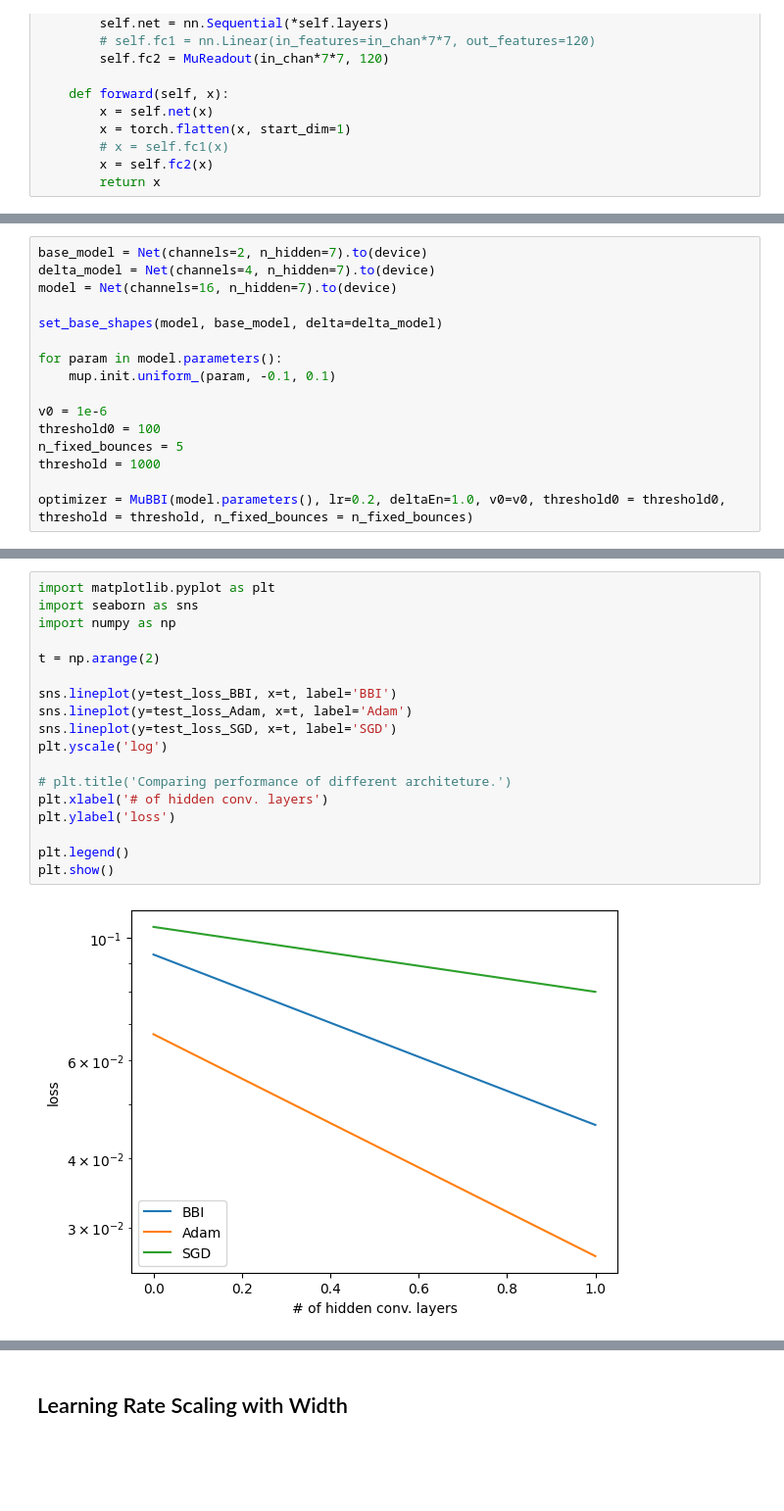
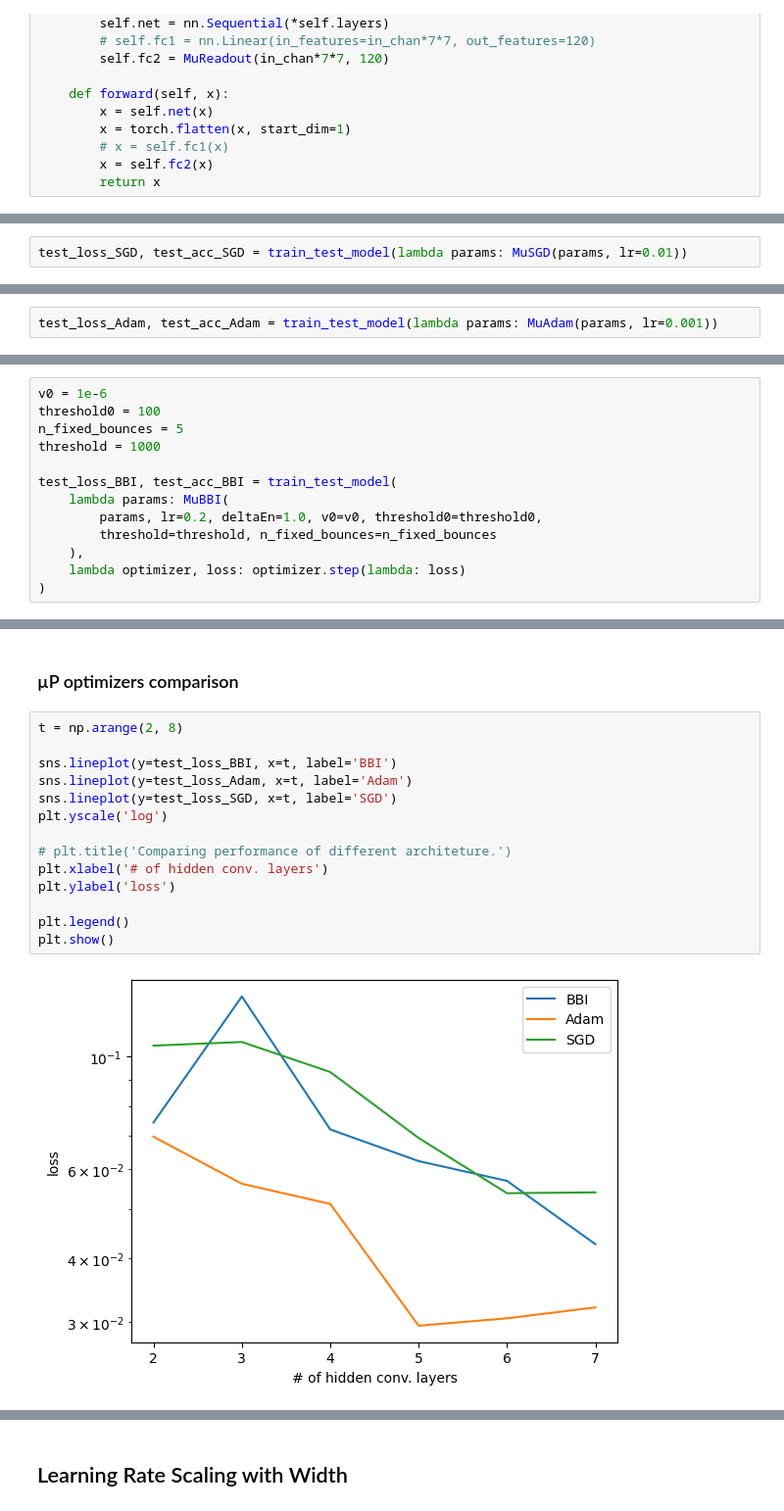
Before and after one commit to dariayakovchuk/Optimization-Mini-Project, a Jupyter notebook: initialization_and_hyperparameters_scaling_experimets.ipynb, the cells around one changed output, grey strips where cells are left out. Shown at 98% size. Saved outputs shown, nothing was run; the diff lists cells and outputs as text; blank space fills up the shorter version.

```diff
--- a/initialization_and_hyperparameters_scaling_experimets.ipynb
+++ b/initialization_and_hyperparameters_scaling_experimets.ipynb
@@ -142,0 +515,2 @@ Run: 8  # of conv. layers: 9
+# %%
+test_loss_SGD, test_acc_SGD = train_test_model(lambda params: MuSGD(params, lr=0.01))
@@ -195,0 +536,2 @@ for k in [2, 7]:
+# %%
+test_loss_Adam, test_acc_Adam = train_test_model(lambda params: MuAdam(params, lr=0.001))
@@ -200,16 +554,0 @@ test_loss_Adam, test
-# %%
-base_model = Net(channels=2, n_hidden=7).to(device)
-delta_model = Net(channels=4, n_hidden=7).to(device)
-model = Net(channels=16, n_hidden=7).to(device)
-
-set_base_shapes(model, base_model, delta=delta_model)
-
-for param in model.parameters():
-    mup.init.uniform_(param, -0.1, 0.1)
-
-v0 = 1e-6
-threshold0 = 100
-n_fixed_bounces = 5
-threshold = 1000
-
-optimizer = MuBBI(model.parameters(), lr=0.2, deltaEn=1.0, v0=v0, threshold0 = threshold0, threshold = threshold, n_fixed_bounces = n_fixed_bounces)
@@ -269,0 +557,13 @@ for k in [2, 7]:
+# %%
+v0 = 1e-6
+threshold0 = 100
+n_fixed_bounces = 5
+threshold = 1000
+
+test_loss_BBI, test_acc_BBI = train_test_model(
+    lambda params: MuBBI(
+        params, lr=0.2, deltaEn=1.0, v0=v0, threshold0=threshold0,
+        threshold=threshold, n_fixed_bounces=n_fixed_bounces
+    ),
+    lambda optimizer, loss: optimizer.step(lambda: loss)
+)
@@ -274,20 +587,18 @@ test_loss_BBI, test
+# %% [markdown]
+### µP optimizers comparison
 # %%
-import matplotlib.pyplot as plt
-import seaborn as sns
-import numpy as np
-
-t = np.arange(2)
+t = np.arange(2, 8)
 
 sns.lineplot(y=test_loss_BBI, x=t, label='BBI')
 sns.lineplot(y=test_loss_Adam, x=t, label='Adam')
 sns.lineplot(y=test_loss_SGD, x=t, label='SGD')
 plt.yscale('log')
 
 # plt.title('Comparing performance of different architeture.')
 plt.xlabel('# of hidden conv. layers')
 plt.ylabel('loss')
 
 plt.legend()
 plt.show()
 # %% [output]
-[figure, old version]
+[figure, new version]
```
Also changed, not shown: parts of 24 cells of this notebook.
